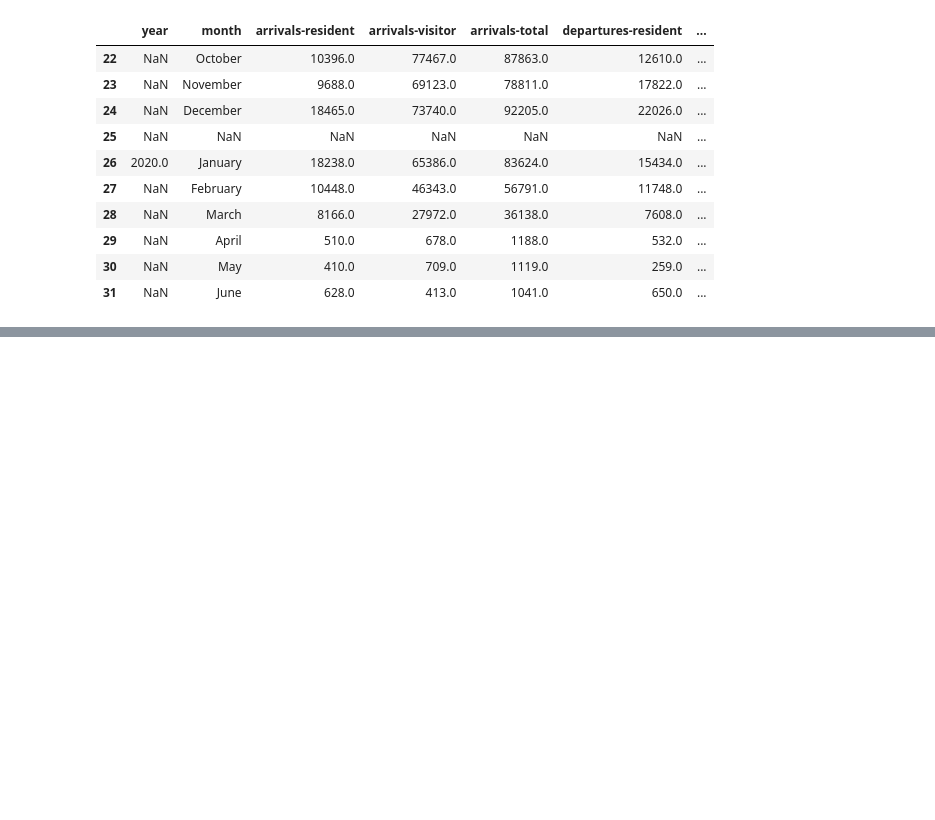
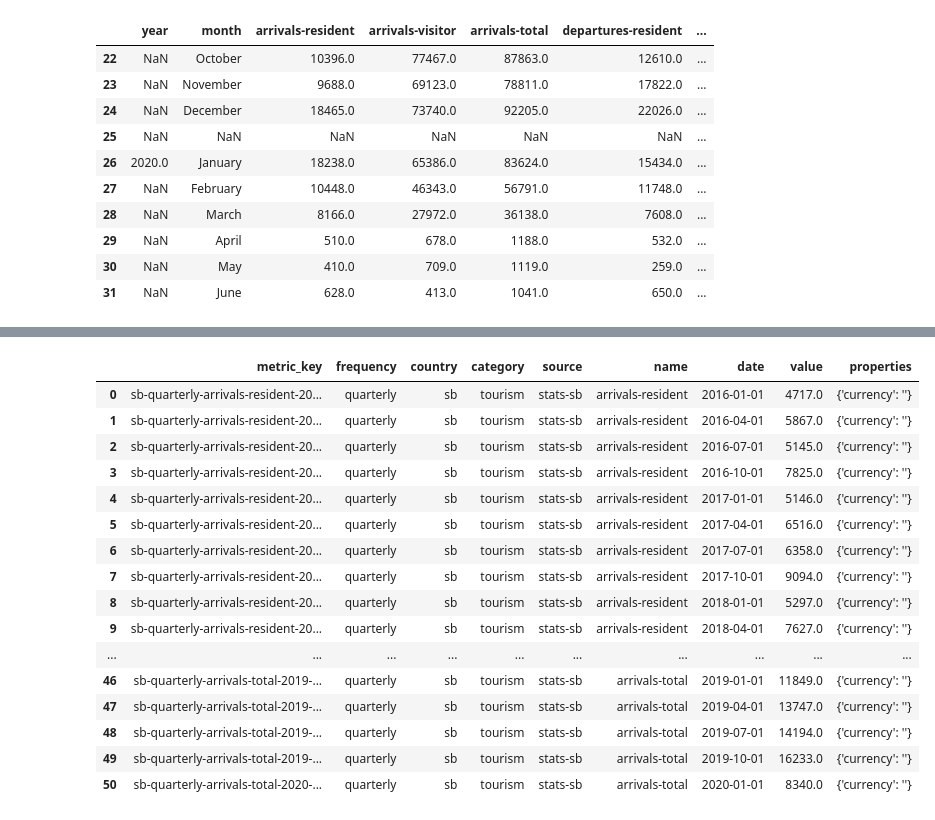
Before and after one commit to GeoffPidcock/ais-pacifimpact, a Jupyter notebook: notebooks/00--geoffpidcock--data-prep-visitors.ipynb, the cells around one changed output, grey strips where cells are left out. Cells and saved outputs as stored; diff of their text form; code cells hidden in the pictures; blank space fills up the shorter version.

```diff
--- a/notebooks/00--geoffpidcock--data-prep-visitors.ipynb
+++ b/notebooks/00--geoffpidcock--data-prep-visitors.ipynb
@@ -87,0 +608,3 @@ engine.table_names()
+# %%
+data_write = pd.concat([sb_data_prep3,ck_data_prep2,fj_data_prep2])
+data_write.info()
@@ -88 +680,23 @@ engine.table_names()
+# %%
+data_sql = pd.read_sql("select * from public.country_metrics where category = 'tourism'",con=engine)
+data_write_new = pd.concat((data_write, data_sql)).drop_duplicates(subset=['metric_key'], keep=False)
+data_write_new
+# %% [output]
+|  | metric_key | frequency | country | category | source | name | date | value | properties |
+| 0 | sb-quarterly-arrivals-resident-20... | quarterly | sb | tourism | stats-sb | arrivals-resident | 2016-01-01 | 4717.0 | {'currency': ''} |
+| 1 | sb-quarterly-arrivals-resident-20... | quarterly | sb | tourism | stats-sb | arrivals-resident | 2016-04-01 | 5867.0 | {'currency': ''} |
+| 2 | sb-quarterly-arrivals-resident-20... | quarterly | sb | tourism | stats-sb | arrivals-resident | 2016-07-01 | 5145.0 | {'currency': ''} |
+| 3 | sb-quarterly-arrivals-resident-20... | quarterly | sb | tourism | stats-sb | arrivals-resident | 2016-10-01 | 7825.0 | {'currency': ''} |
+| 4 | sb-quarterly-arrivals-resident-20... | quarterly | sb | tourism | stats-sb | arrivals-resident | 2017-01-01 | 5146.0 | {'currency': ''} |
+| 5 | sb-quarterly-arrivals-resident-20... | quarterly | sb | tourism | stats-sb | arrivals-resident | 2017-04-01 | 6516.0 | {'currency': ''} |
+| 6 | sb-quarterly-arrivals-resident-20... | quarterly | sb | tourism | stats-sb | arrivals-resident | 2017-07-01 | 6358.0 | {'currency': ''} |
+| 7 | sb-quarterly-arrivals-resident-20... | quarterly | sb | tourism | stats-sb | arrivals-resident | 2017-10-01 | 9094.0 | {'currency': ''} |
+| 8 | sb-quarterly-arrivals-resident-20... | quarterly | sb | tourism | stats-sb | arrivals-resident | 2018-01-01 | 5297.0 | {'currency': ''} |
+| 9 | sb-quarterly-arrivals-resident-20... | quarterly | sb | tourism | stats-sb | arrivals-resident | 2018-04-01 | 7627.0 | {'currency': ''} |
+| ... | ... | ... | ... | ... | ... | ... | ... | ... | ... |
+| 46 | sb-quarterly-arrivals-total-2019-... | quarterly | sb | tourism | stats-sb | arrivals-total | 2019-01-01 | 11849.0 | {'currency': ''} |
+| 47 | sb-quarterly-arrivals-total-2019-... | quarterly | sb | tourism | stats-sb | arrivals-total | 2019-04-01 | 13747.0 | {'currency': ''} |
+| 48 | sb-quarterly-arrivals-total-2019-... | quarterly | sb | tourism | stats-sb | arrivals-total | 2019-07-01 | 14194.0 | {'currency': ''} |
+| 49 | sb-quarterly-arrivals-total-2019-... | quarterly | sb | tourism | stats-sb | arrivals-total | 2019-10-01 | 16233.0 | {'currency': ''} |
+| 50 | sb-quarterly-arrivals-total-2020-... | quarterly | sb | tourism | stats-sb | arrivals-total | 2020-01-01 | 8340.0 | {'currency': ''} |
 # %%
```
Also changed, not shown: parts of 43 cells of this notebook, 1 other file.
